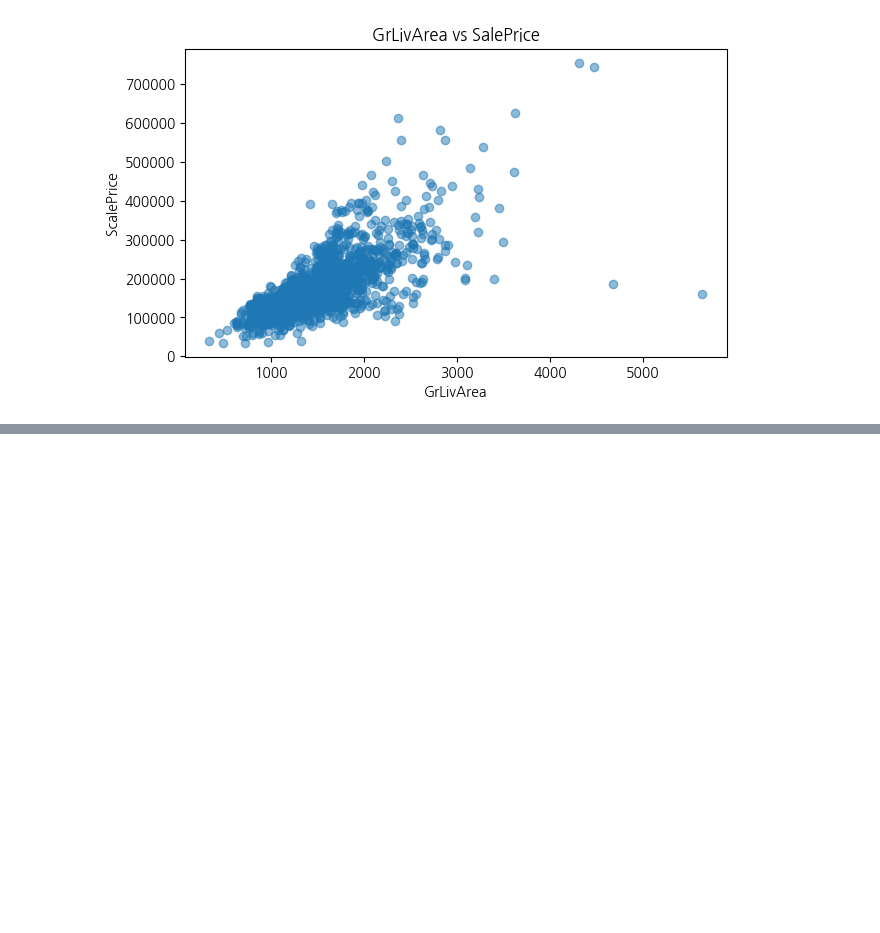
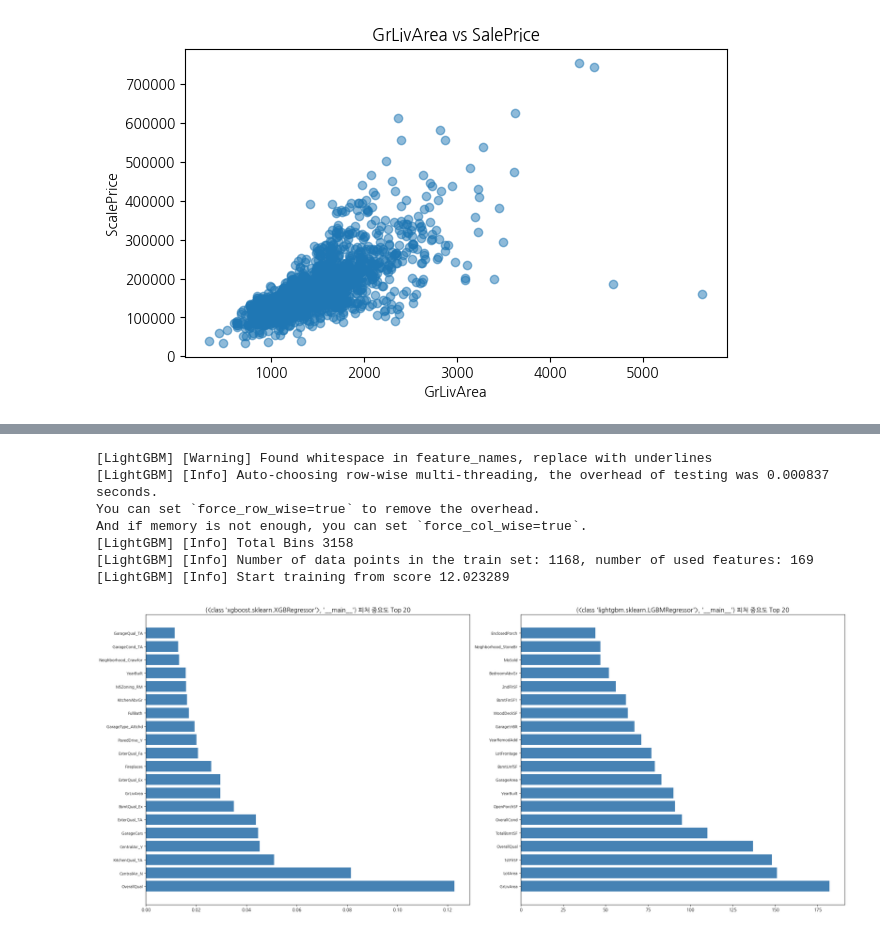
Before and after one commit to hmmnyamminji/python, a Jupyter notebook: Chapter05_02_캐글주택가격_회귀실습.ipynb, the cells around one changed output, grey strips where cells are left out. Saved outputs shown, nothing was run; the diff lists cells and outputs as text; code cells hidden in the pictures; blank space fills up the shorter version.

```diff
--- a/Chapter05_02_캐글주택가격_회귀실습.ipynb
+++ b/Chapter05_02_캐글주택가격_회귀실습.ipynb
@@ -391,0 +420,13 @@ Lasso RMSE: 0.0120
+# %%
+# LightGBM 회귀 모델 실습
+lgbm_params = {'n_estimators':[1000]}
+lgbm_reg = LGBMRegressor(
+    n_estimators=1000,
+    learning_rate=0.05,
+    num_leaves=4,
+    subsample=0.6,
+    colsample_bytree=0.4,
+    reg_lambda=10, # L2 규제 강도, reg_alpha (L1 규제)
+    n_jobs=-1
+)
+best_lgbm = print_best_params(lgbm_reg, lgbm_params)
@@ -391,0 +451,32 @@ Lasso RMSE: 0.0120
+# %%
+# 트리 모델 피처 중요도 (Feature Importance) 시각화
+# 각 피처가 트리 분기점으로 사용된 횟수(split) 또는 분기로 인한 손실 감소량 (gain)을 기준으로 중요도 측정
+# 어떤 피처가 예측에 많이 활용되는지 파악
+def get_top_feature(model):
+
+  ftr_imp = pd.Series(model.feature_importances_, index=X_features.columns) # 'feature_importance_' -> 'feature_importances_'로 수정
+  return ftr_imp.sort_values(ascending=False)[:20] # 피처 중요도 상위 20개 추출
+
+def visualize_ftr_importance(models):
+  fig, axs = plt.subplots(figsize=(24, 10), nrows=1, ncols=2)
+  for i, model in enumerate(models):
+    ftr_top20 = get_top_feature(model)
+    axs[i].set_title(f'{model.__class__,__name__} 피처 중요도 Top 20', size=14)
+    axs[i].tick_params(axis='y', labelsize=9)
+    axs[i].barh(ftr_top20.index, ftr_top20.values, color='steelblue') # 'steelblye' -> 'steelblue'로 수정
+  fig.tight_layout()
+  plt.show()
+
+# 피처 중요도는 학습된 모델에서만 추출 가능
+xgb_reg.fit(X_train, y_train)
+lgbm_reg.fit(X_train, y_train)
+visualize_ftr_importance([xgb_reg, lgbm_reg])
+# %% [output]
+[LightGBM] [Warning] Found whitespace in feature_names, replace with underlines
+[LightGBM] [Info] Auto-choosing row-wise multi-threading, the overhead of testing was 0.000837 seconds.
+You can set `force_row_wise=true` to remove the overhead.
+And if memory is not enough, you can set `force_col_wise=true`.
+[LightGBM] [Info] Total Bins 3158
+[LightGBM] [Info] Number of data points in the train set: 1168, number of used features: 169
+[LightGBM] [Info] Start training from score 12.023289
+[figure, added]
```
Also changed, not shown: parts of 19 cells of this notebook.
